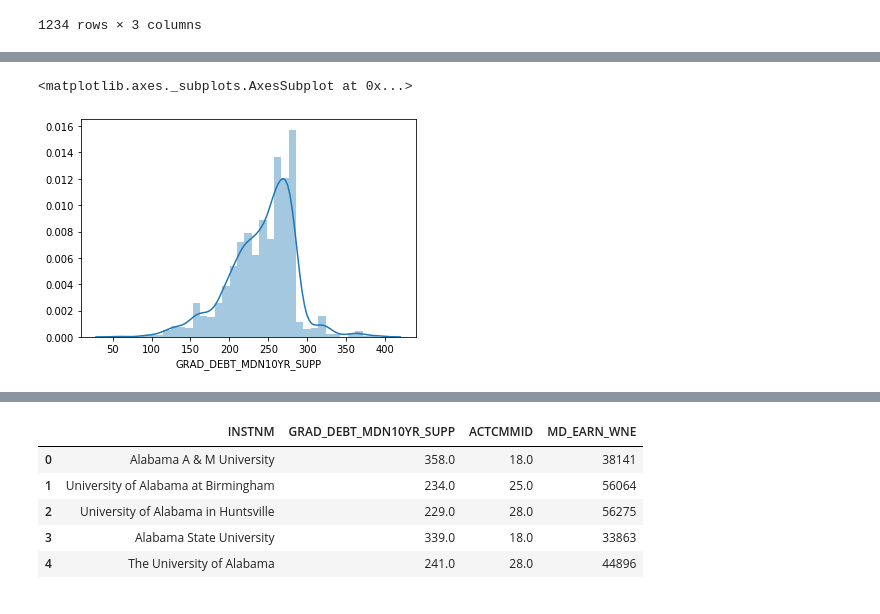
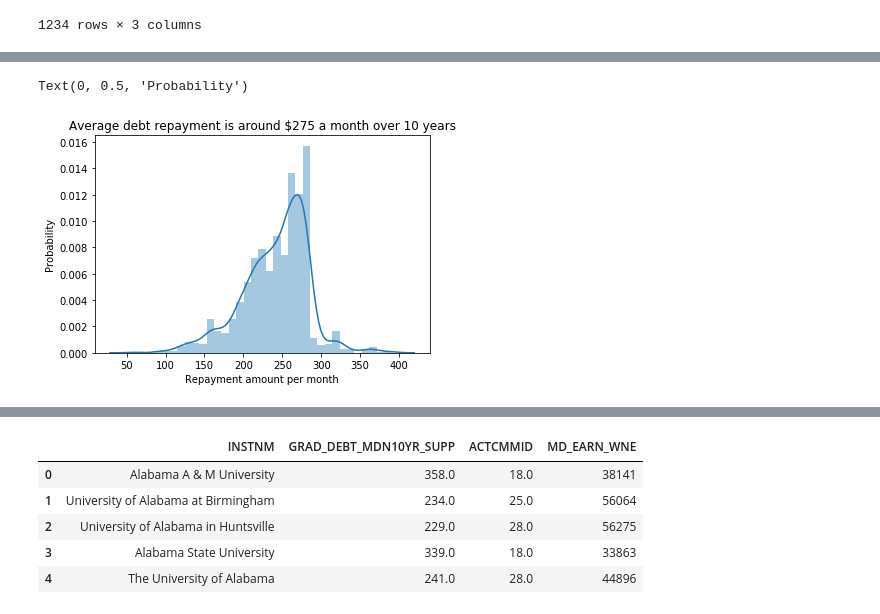
Before and after one commit to YJDave/cs418-s20-cs418_spring20_mighty_python, a Jupyter notebook: EduWorth.ipynb, the cells around one changed output, grey strips where cells are left out. Drawn from its saved outputs; the diff is of its cells as text; code cells hidden in the pictures.

```diff
--- a/EduWorth.ipynb
+++ b/EduWorth.ipynb
@@ -77,8 +82,11 @@ sns.distplot(used_data['ACTCMMID'])
-# %%
-sns.distplot(used_data['GRAD_DEBT_MDN10YR_SUPP'])
-# %% [output]
-<matplotlib.axes._subplots.AxesSubplot at 0x...>
-[figure, removed]
+# %%
+sns.distplot(used_data['GRAD_DEBT_MDN10YR_SUPP'])
+plt.title("Average debt repayment is around $275 a month over 10 years")
+plt.xlabel("Repayment amount per month")
+plt.ylabel("Probability")
+# %% [output]
+Text(0, 0.5, 'Probability')
+[figure, added]
 # %%
 sns.scatterplot(x="GRAD_DEBT_MDN10YR_SUPP", y="ACTCMMID", data=used_data)
 plt.xticks(np.arange(0, used_data['GRAD_DEBT_MDN10YR_SUPP'].max()+50, 50.0))
```
Also changed, not shown: parts of 4 cells of this notebook.
